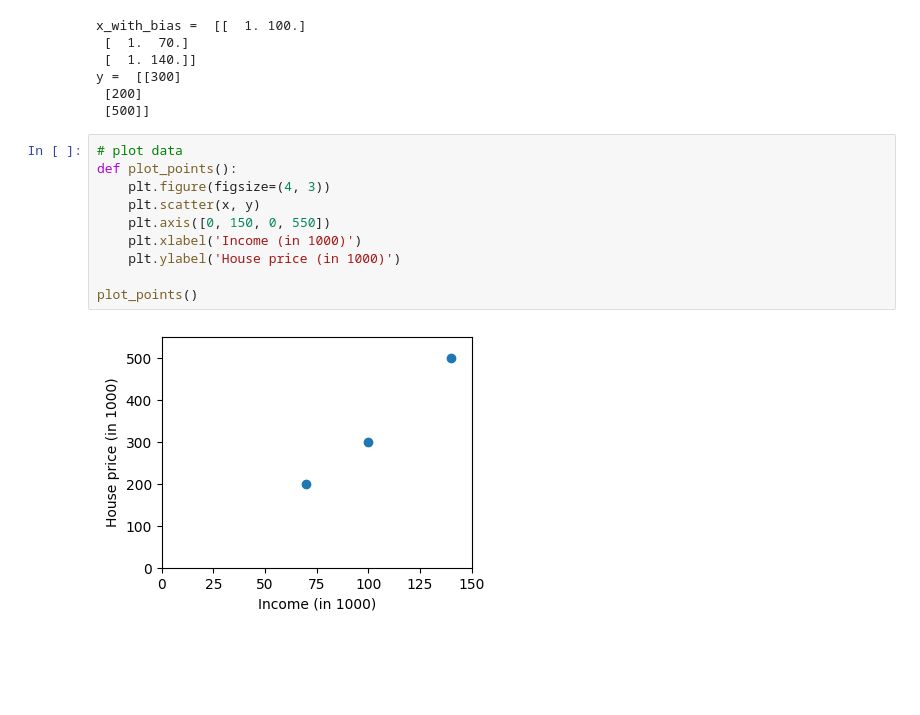
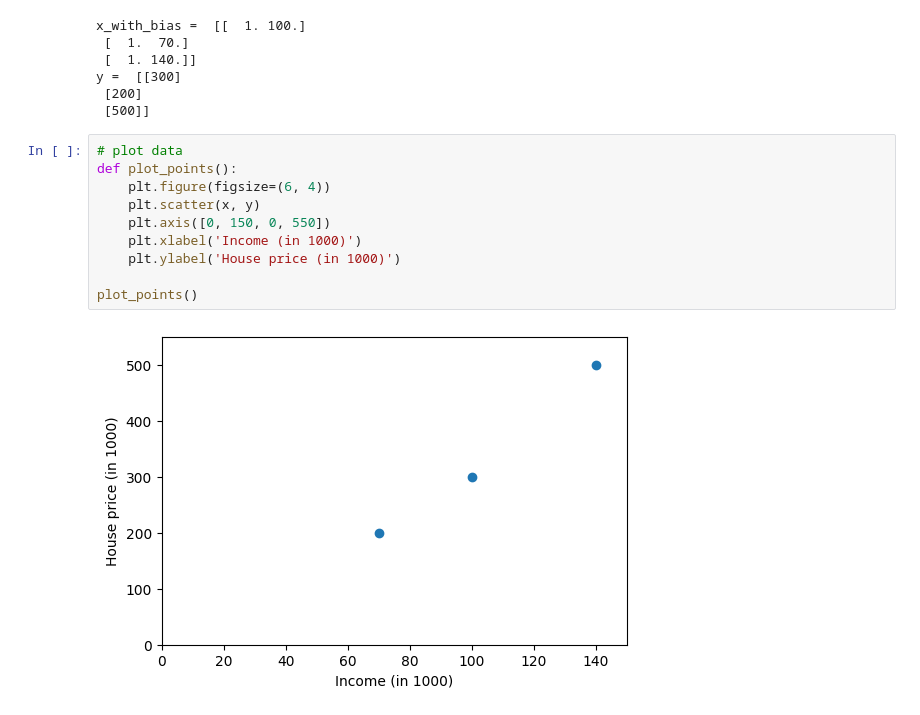
Before and after one commit to asnibir/Learning-ML, a Jupyter notebook: Gradient Descent/gradient_descent_by_hand.ipynb, the cells around one changed output. Cells and saved outputs as stored; diff of their text form; blank space fills up the shorter version.

```diff
--- a/Gradient Descent/gradient_descent_by_hand.ipynb
+++ b/Gradient Descent/gradient_descent_by_hand.ipynb
@@ -31,12 +31,12 @@ y =  [[300]
 # %%
 # plot data
 def plot_points():
-    plt.figure(figsize=(4, 3))
+    plt.figure(figsize=(6, 4))
     plt.scatter(x, y)
     plt.axis([0, 150, 0, 550])
     plt.xlabel('Income (in 1000)')
     plt.ylabel('House price (in 1000)')
 
 plot_points()
 # %% [output]
-[figure, old version]
+[figure, new version]
```
Also changed, not shown: parts of 15 cells of this notebook, 1 other file.
